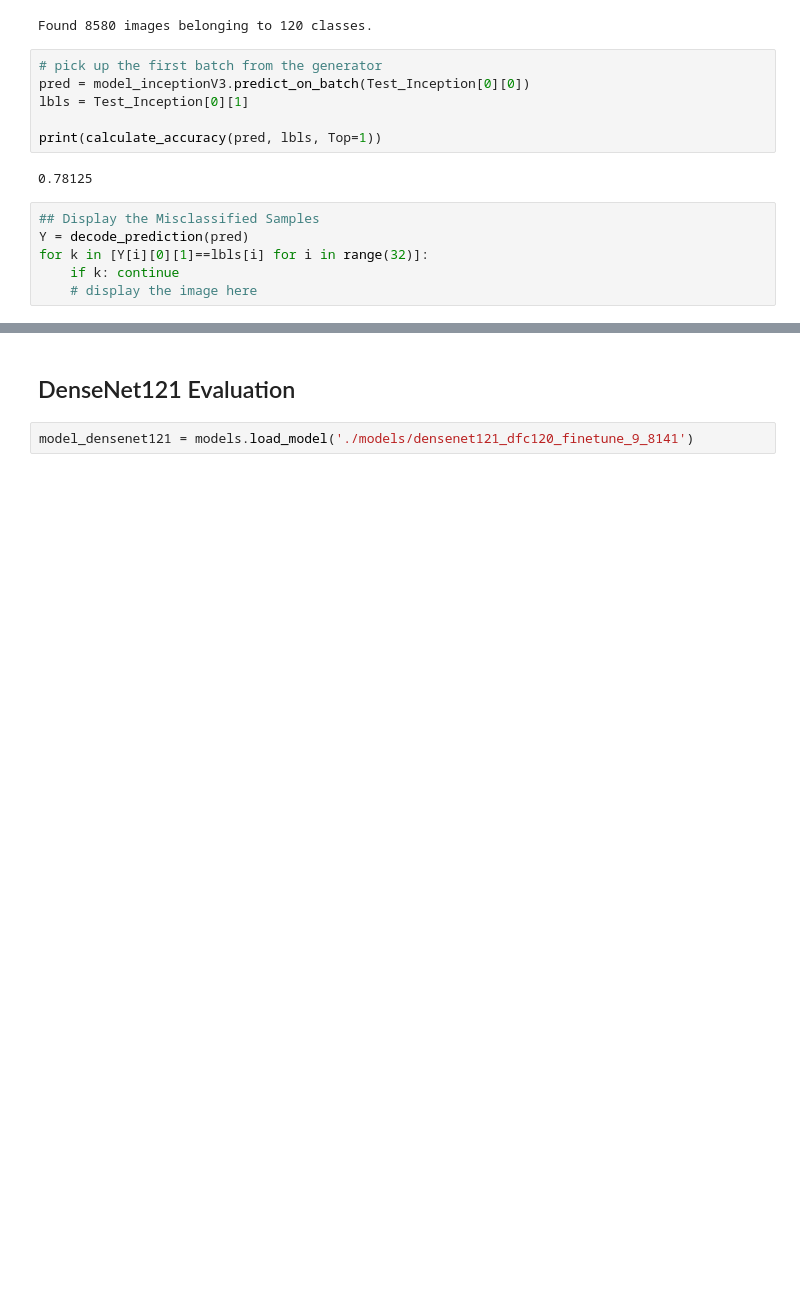
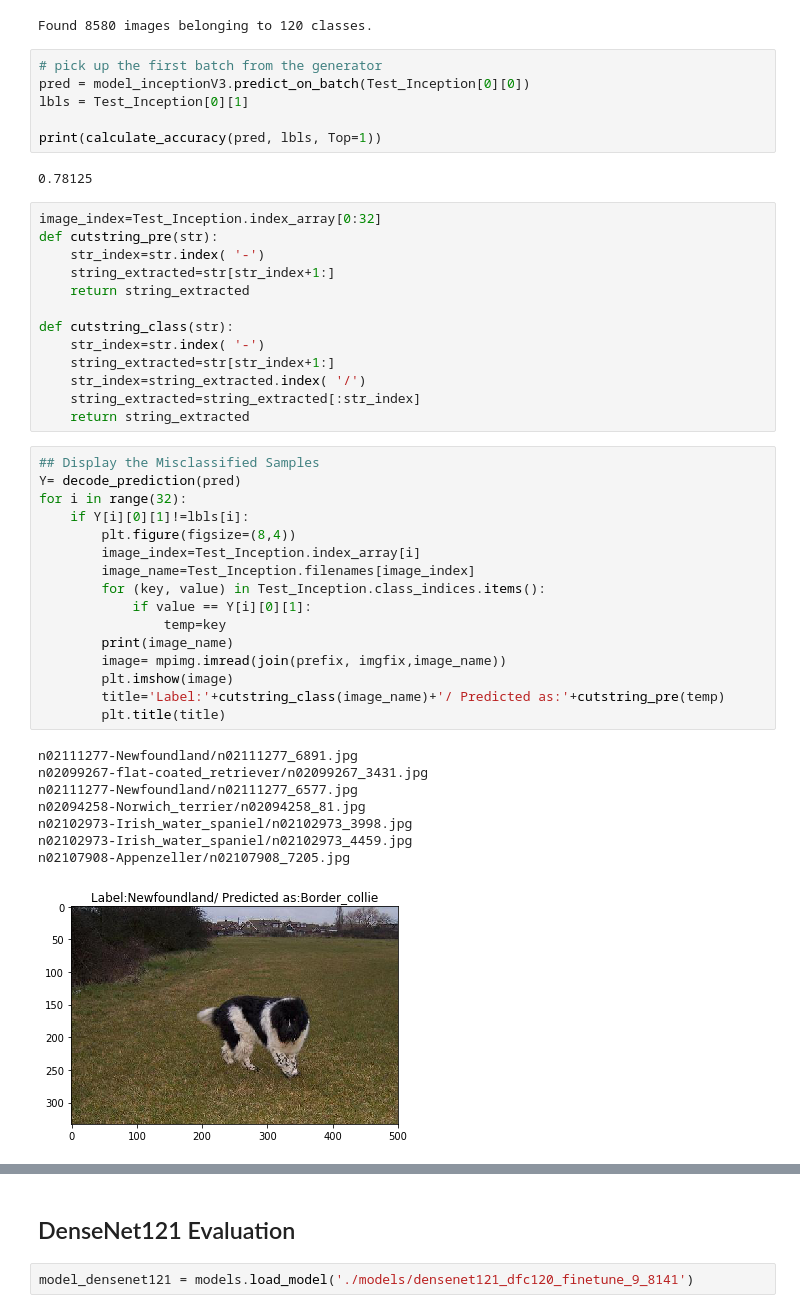
Before and after one commit to acetanil/ECE285_Final, a Jupyter notebook: demo.ipynb, the cells around one changed output, grey strips where cells are left out. Saved outputs shown, nothing was run; the diff lists cells and outputs as text; blank space fills up the shorter version.

```diff
--- a/demo.ipynb
+++ b/demo.ipynb
@@ -71,9 +76,41 @@ lbls = Test_Inception[0][1]
 print(calculate_accuracy(pred, lbls, Top=1))
 # %% [output]
 0.78125
-# %%
-## Display the Misclassified Samples
-Y = decode_prediction(pred)
-for k in [Y[i][0][1]==lbls[i] for i in range(32)]:
-    if k: continue
-    # display the image here
+# %%
+image_index=Test_Inception.index_array[0:32]
+def cutstring_pre(str):
+    str_index=str.index( '-')
+    string_extracted=str[str_index+1:]
+    return string_extracted
+
+def cutstring_class(str):
+    str_index=str.index( '-')
+    string_extracted=str[str_index+1:]
+    str_index=string_extracted.index( '/')
+    string_extracted=string_extracted[:str_index]
+    return string_extracted
+# %%
+## Display the Misclassified Samples
+Y= decode_prediction(pred)
+for i in range(32):
+    if Y[i][0][1]!=lbls[i]:
+        plt.figure(figsize=(8,4))
+        image_index=Test_Inception.index_array[i]
+        image_name=Test_Inception.filenames[image_index]
+        for (key, value) in Test_Inception.class_indices.items():
+            if value == Y[i][0][1]:
+                temp=key
+        print(image_name)
+        image= mpimg.imread(join(prefix, imgfix,image_name))
+        plt.imshow(image)
+        title='Label:'+cutstring_class(image_name)+'/ Predicted as:'+cutstring_pre(temp)
+        plt.title(title)
+# %% [output]
+n02111277-Newfoundland/n02111277_6891.jpg
+n02099267-flat-coated_retriever/n02099267_3431.jpg
+n02111277-Newfoundland/n02111277_6577.jpg
+n02094258-Norwich_terrier/n02094258_81.jpg
+n02102973-Irish_water_spaniel/n02102973_3998.jpg
+n02102973-Irish_water_spaniel/n02102973_4459.jpg
+n02107908-Appenzeller/n02107908_7205.jpg
+[figure, added]
```
Also changed, not shown: parts of 6 cells of this notebook, 1 other file.
